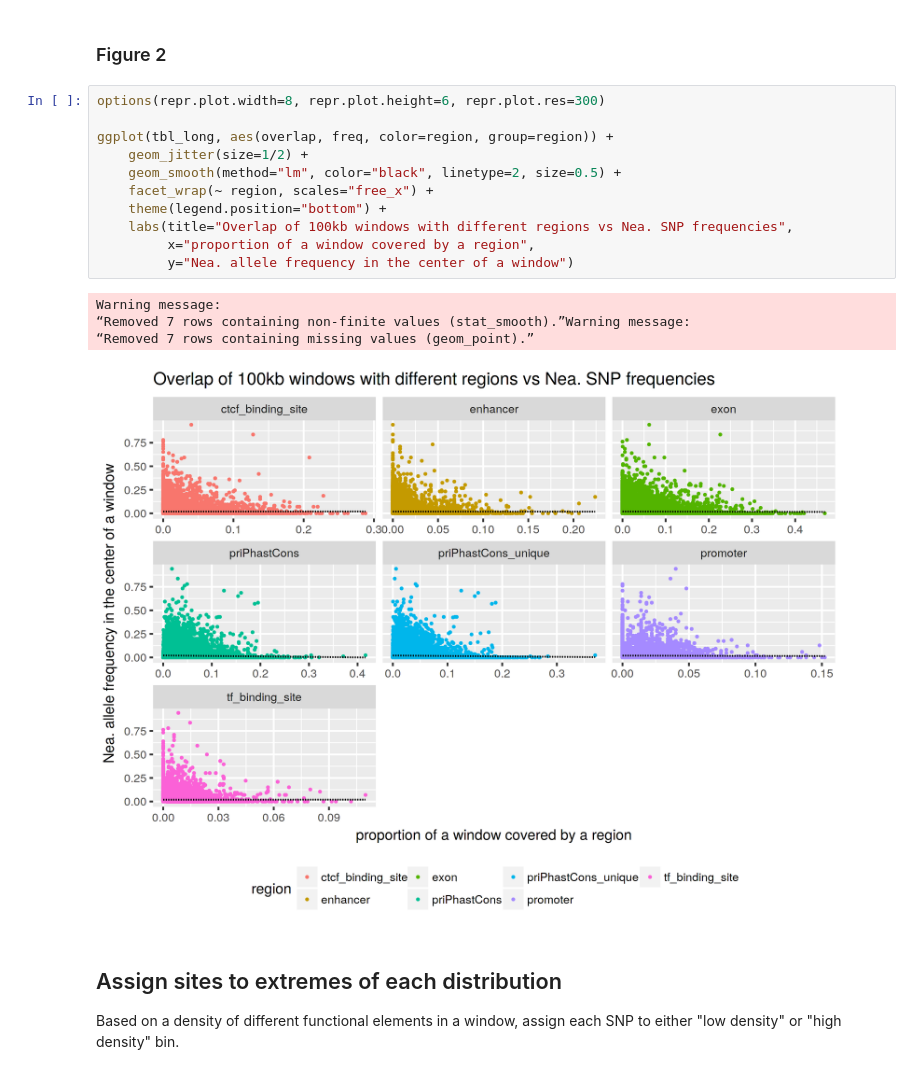
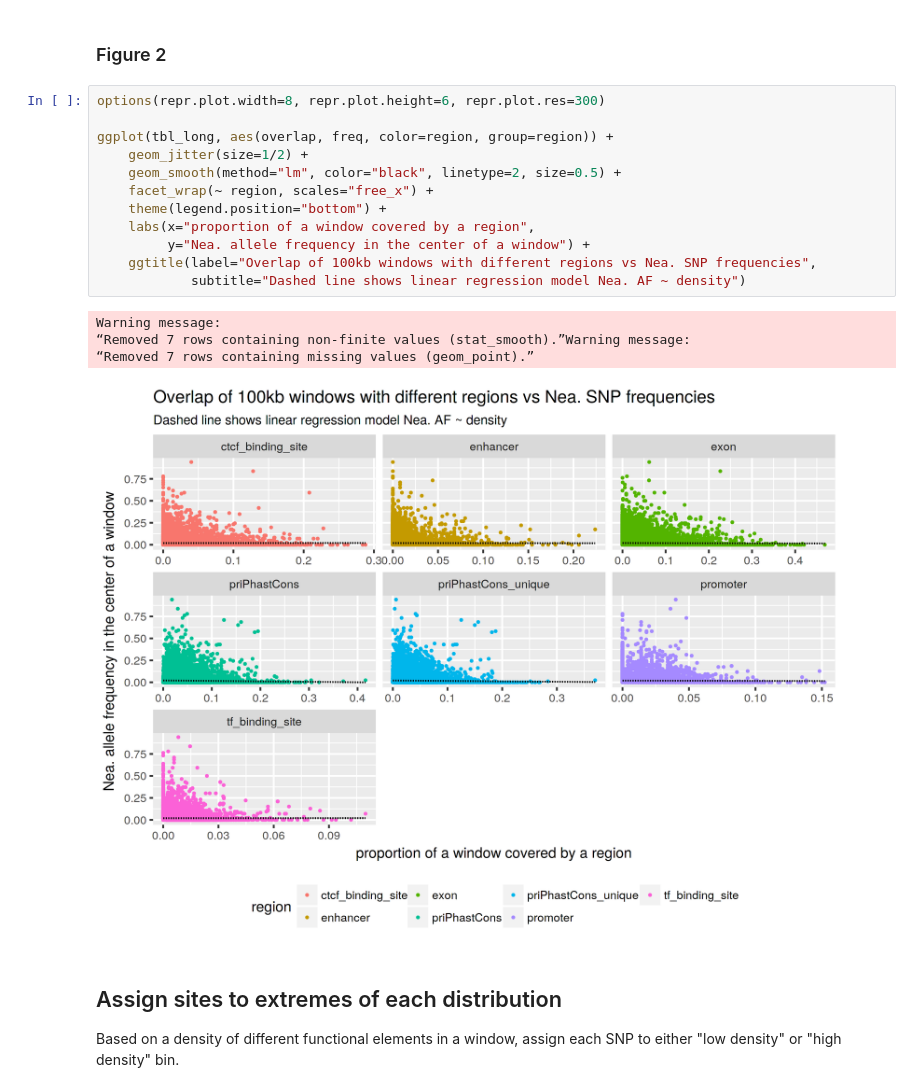
Before and after one commit to bodkan/nea-over-time, a Jupyter notebook: notebooks/introgression_predictors.ipynb, the cells around one changed output. Saved outputs shown, nothing was run; the diff lists cells and outputs as text.

```diff
--- a/notebooks/introgression_predictors.ipynb
+++ b/notebooks/introgression_predictors.ipynb
@@ -520,19 +520,20 @@ head(tbl_long)
 # %%
 options(repr.plot.width=8, repr.plot.height=6, repr.plot.res=300)
 
 ggplot(tbl_long, aes(overlap, freq, color=region, group=region)) +
     geom_jitter(size=1/2) +
     geom_smooth(method="lm", color="black", linetype=2, size=0.5) +
     facet_wrap(~ region, scales="free_x") +
     theme(legend.position="bottom") +
-    labs(title="Overlap of 100kb windows with different regions vs Nea. SNP frequencies",
-         x="proportion of a window covered by a region",
-         y="Nea. allele frequency in the center of a window")
+    labs(x="proportion of a window covered by a region",
+         y="Nea. allele frequency in the center of a window") +
+    ggtitle(label="Overlap of 100kb windows with different regions vs Nea. SNP frequencies",
+            subtitle="Dashed line shows linear regression model Nea. AF ~ density")
 # %% [output]
 Warning message:
 “Removed 7 rows containing non-finite values (stat_smooth).”Warning message:
 “Removed 7 rows containing missing values (geom_point).”
-[figure, old version]
+[figure, new version]
 # %% [markdown]
 ## Assign sites to extremes of each distribution
 
```
Also changed, not shown: parts of 1 cell of this notebook.
